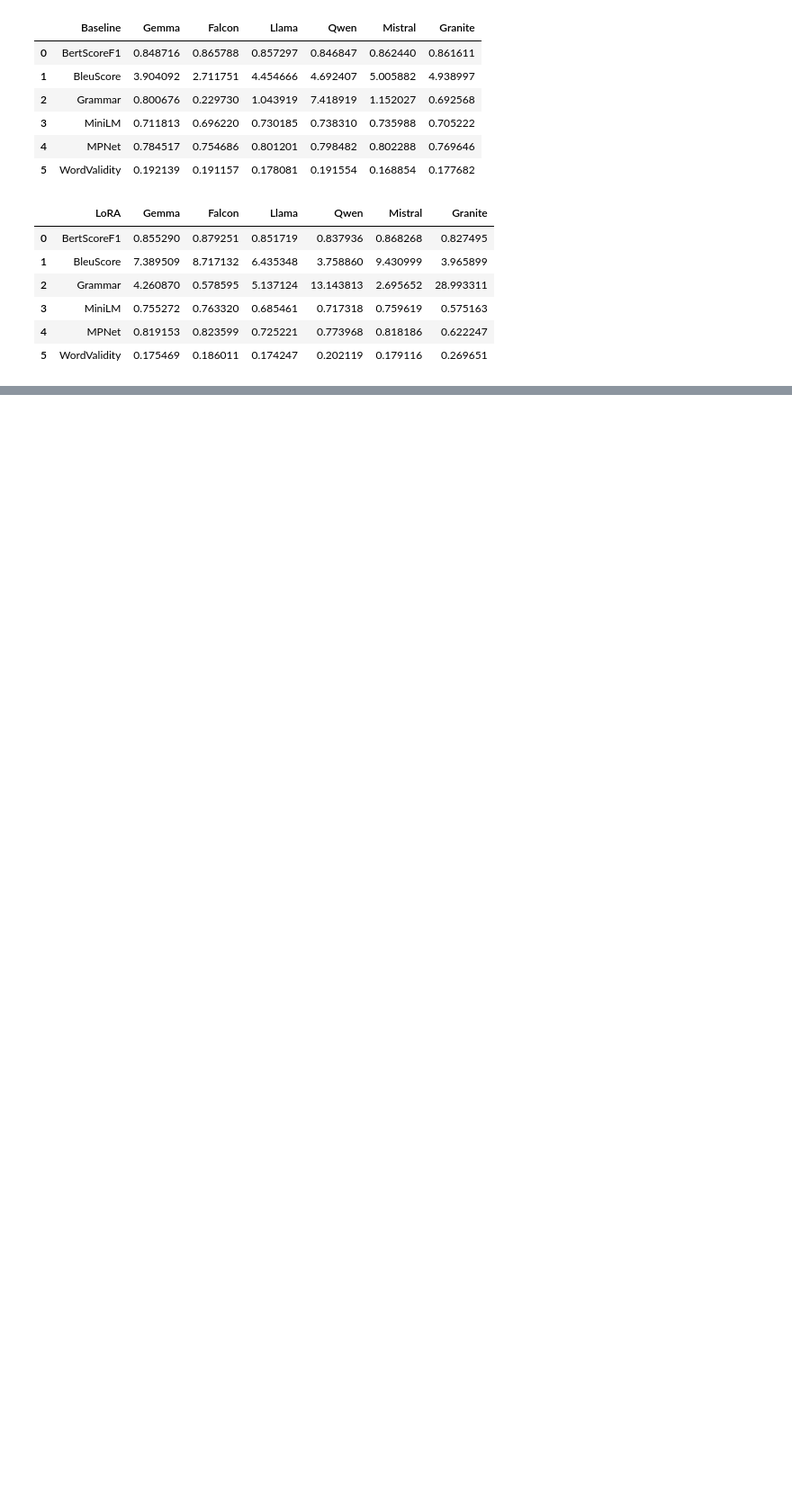
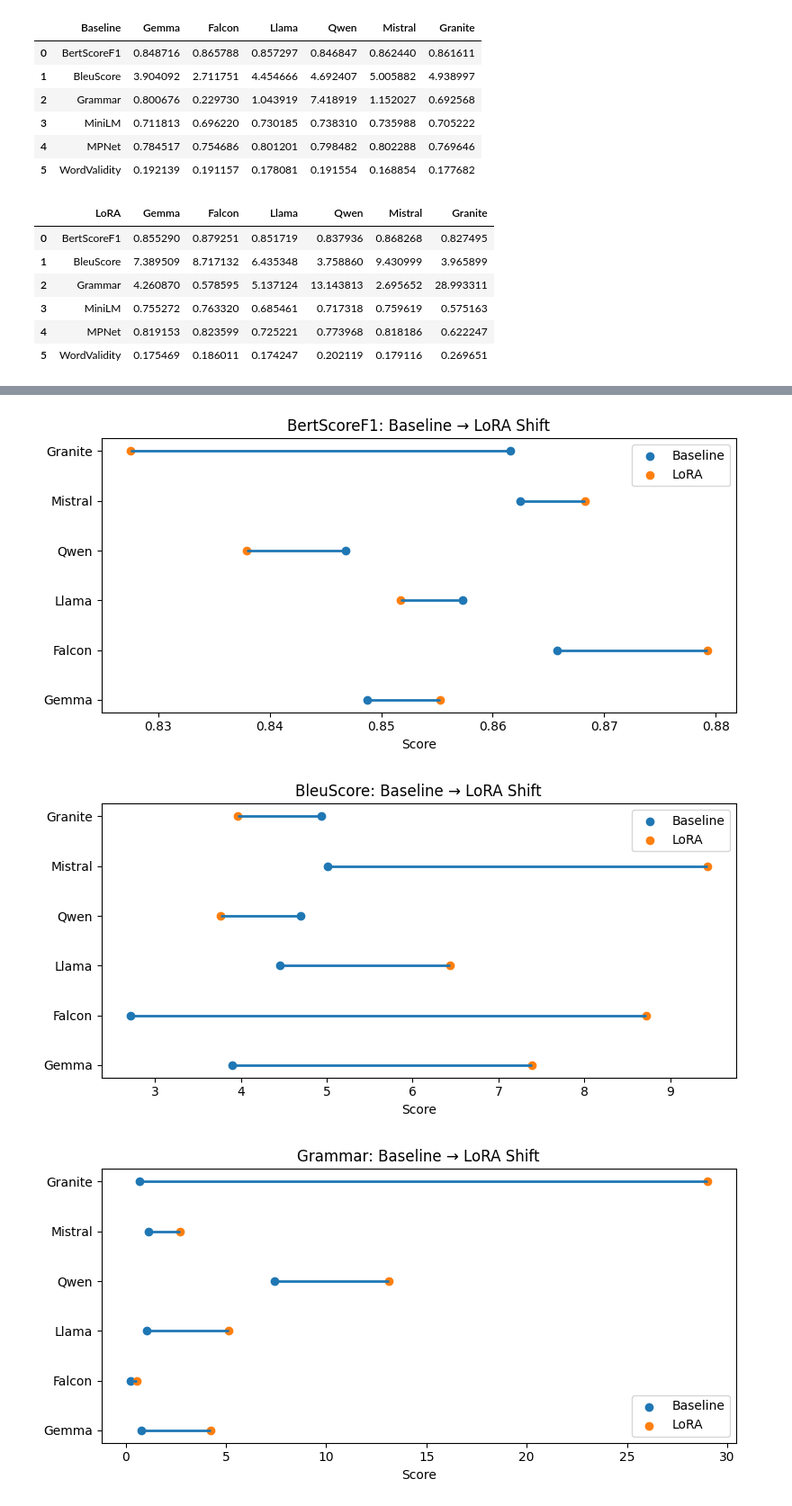
Before and after one commit to KarynTham/LoRA_7B, a Jupyter notebook: Analysis/Baseline vs LoRA/BarChart.ipynb, the cells around one changed output, grey strips where cells are left out. Shown: that part at 90% size. Saved outputs shown, nothing was run; the diff lists cells and outputs as text; code cells hidden in the pictures; blank space fills up the shorter version.

```diff
--- a/Analysis/Baseline vs LoRA/BarChart.ipynb
+++ b/Analysis/Baseline vs LoRA/BarChart.ipynb
@@ -74,0 +154,28 @@ for i, metric in enumerate(metrics):
+# %%
+for i, metric in enumerate(metrics):
+    baseline_vals = df_baseline.loc[i, models].values.astype(float)
+    lora_vals = df_lora.loc[i, models].values.astype(float)
+
+    y = np.arange(len(models))
+
+    plt.figure(figsize=(8, 4))
+    plt.hlines(y, baseline_vals, lora_vals, linewidth=2)
+    plt.scatter(baseline_vals, y, label="Baseline")
+    plt.scatter(lora_vals, y, label="LoRA")
+
+    plt.yticks(y, models)
+    plt.xlabel("Score")
+    plt.title(f"{metric}: Baseline → LoRA Shift")
+    plt.legend()
+
+    plt.tight_layout()
+    plt.savefig(
+        os.path.join(output_dir, f"{metric}_dumbbell.png"),
+        dpi=300
+    )
+    plt.show()
+    plt.close()
+# %% [output]
+[figure, added]
+[figure, added]
+[figure, added]
```
Also changed, not shown: parts of 14 cells of this notebook.
